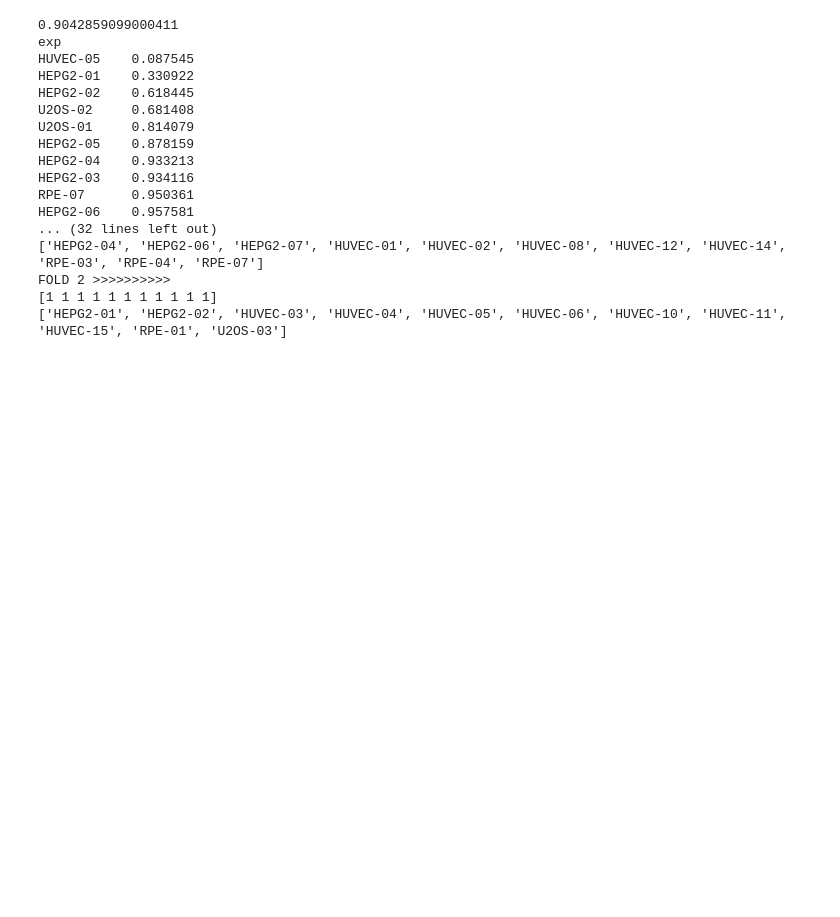
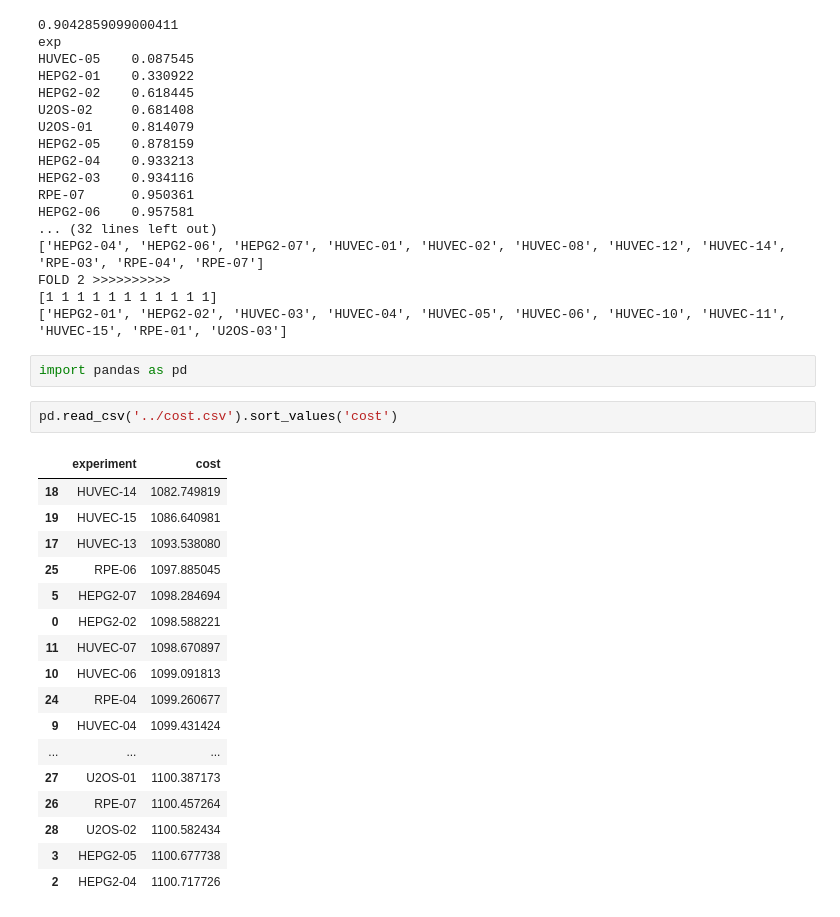
Before and after one commit to v-shmyhlo/kaggle, a Jupyter notebook: cells/eda.ipynb, the cells around one changed output. Drawn from its saved outputs; the diff is of its cells as text; blank space fills up the shorter version.

```diff
--- a/cells/eda.ipynb
+++ b/cells/eda.ipynb
@@ -366,3 +366,25 @@ HEPG2-06    0.957581
 FOLD 2 >>>>>>>>>>
 [1 1 1 1 1 1 1 1 1 1 1]
 ['HEPG2-01', 'HEPG2-02', 'HUVEC-03', 'HUVEC-04', 'HUVEC-05', 'HUVEC-06', 'HUVEC-10', 'HUVEC-11', 'HUVEC-15', 'RPE-01', 'U2OS-03']
+# %%
+import pandas as pd
+# %%
+pd.read_csv('../cost.csv').sort_values('cost')
+# %% [output]
+|  | experiment | cost |
+| 18 | HUVEC-14 | 1082.749819 |
+| 19 | HUVEC-15 | 1086.640981 |
+| 17 | HUVEC-13 | 1093.538080 |
+| 25 | RPE-06 | 1097.885045 |
+| 5 | HEPG2-07 | 1098.284694 |
+| 0 | HEPG2-02 | 1098.588221 |
+| 11 | HUVEC-07 | 1098.670897 |
+| 10 | HUVEC-06 | 1099.091813 |
+| 24 | RPE-04 | 1099.260677 |
+| 9 | HUVEC-04 | 1099.431424 |
+| ... | ... | ... |
+| 27 | U2OS-01 | 1100.387173 |
+| 26 | RPE-07 | 1100.457264 |
+| 28 | U2OS-02 | 1100.582434 |
+| 3 | HEPG2-05 | 1100.677738 |
+| 2 | HEPG2-04 | 1100.717726 |
```
Also changed, not shown: 23 other files.
